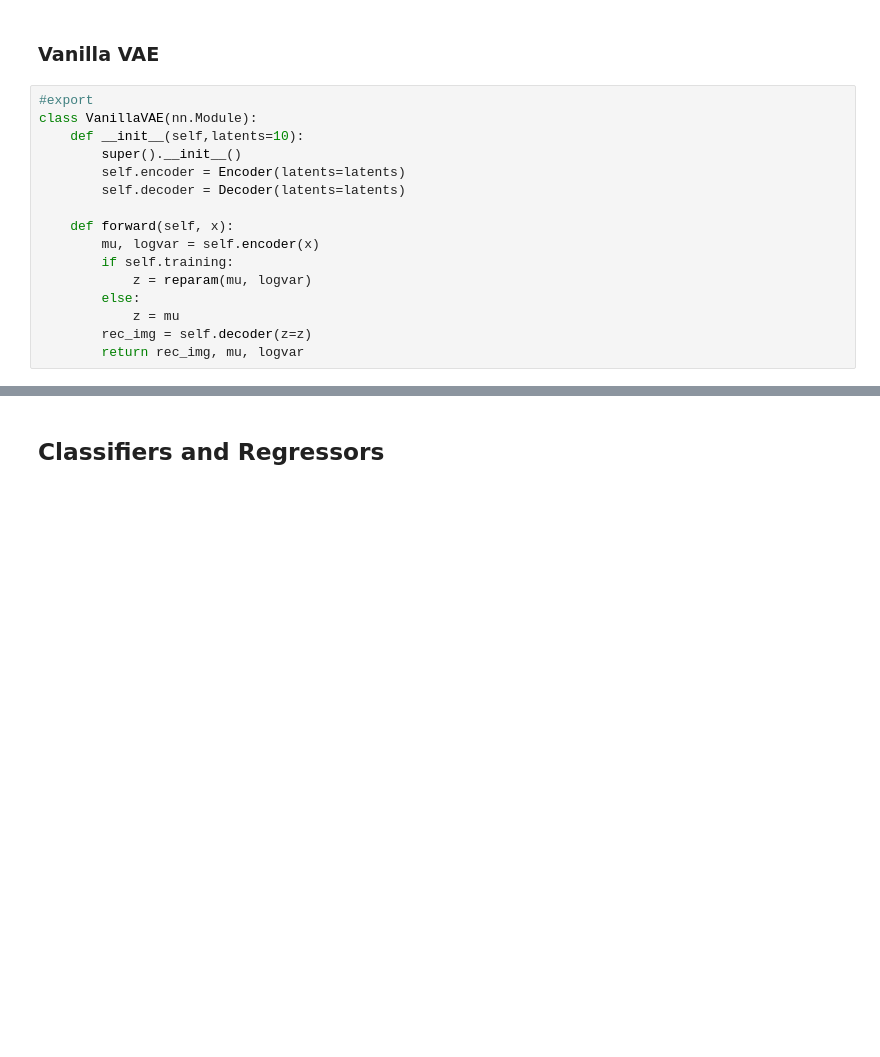
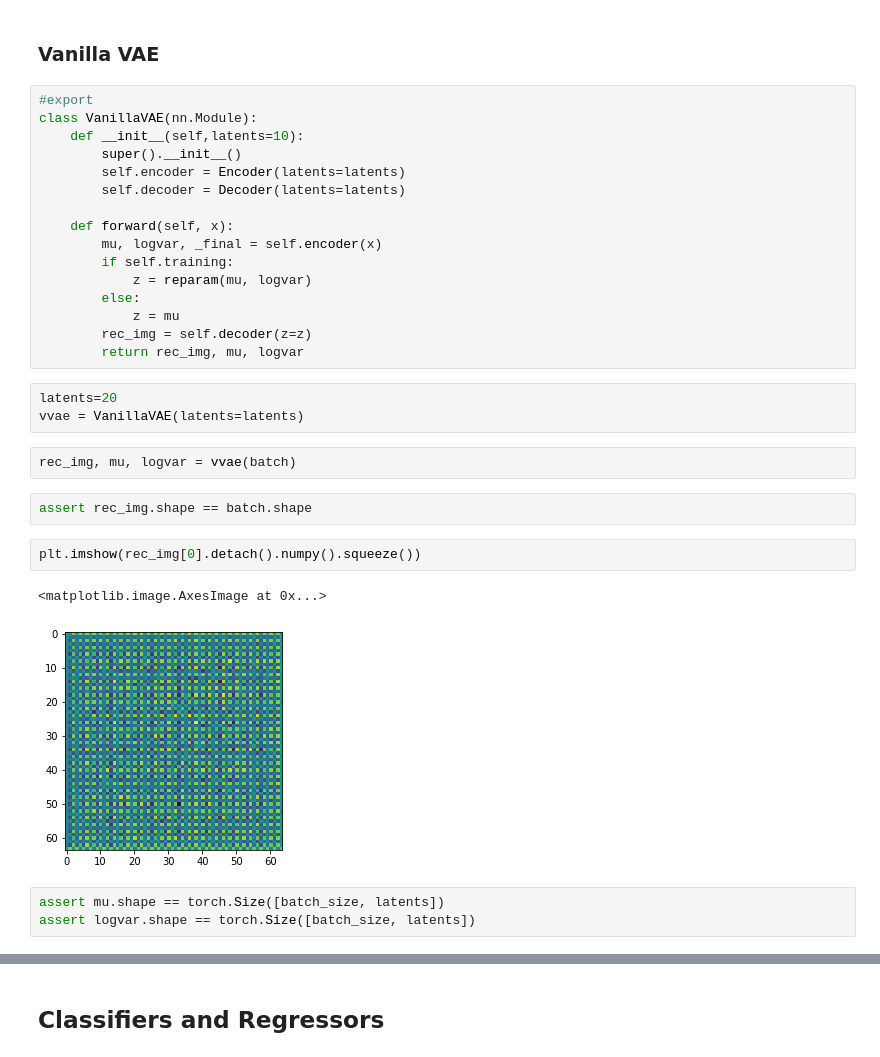
Before and after one commit to oliveradk/cult, a Jupyter notebook: 02a_core.models.ipynb, the cells around one changed output, grey strips where cells are left out. Cells and saved outputs as stored; diff of their text form; blank space fills up the shorter version.

Commit message:
bug fix in vanillaVAE

```diff
--- a/02a_core.models.ipynb
+++ b/02a_core.models.ipynb
@@ -242,10 +242,25 @@ class VanillaVAE(nn.Module):
         self.decoder = Decoder(latents=latents)
 
     def forward(self, x):
-        mu, logvar = self.encoder(x)
+        mu, logvar, _final = self.encoder(x)
         if self.training:
             z = reparam(mu, logvar)
         else:
             z = mu
         rec_img = self.decoder(z=z)
         return rec_img, mu, logvar
+# %%
+latents=20
+vvae = VanillaVAE(latents=latents)
+# %%
+rec_img, mu, logvar = vvae(batch)
+# %%
+assert rec_img.shape == batch.shape
+# %%
+plt.imshow(rec_img[0].detach().numpy().squeeze())
+# %% [output]
+<matplotlib.image.AxesImage at 0x...>
+[figure, added]
+# %%
+assert mu.shape == torch.Size([batch_size, latents])
+assert logvar.shape == torch.Size([batch_size, latents])
```
Also changed, not shown: parts of 5 cells of this notebook, 1 other file.
